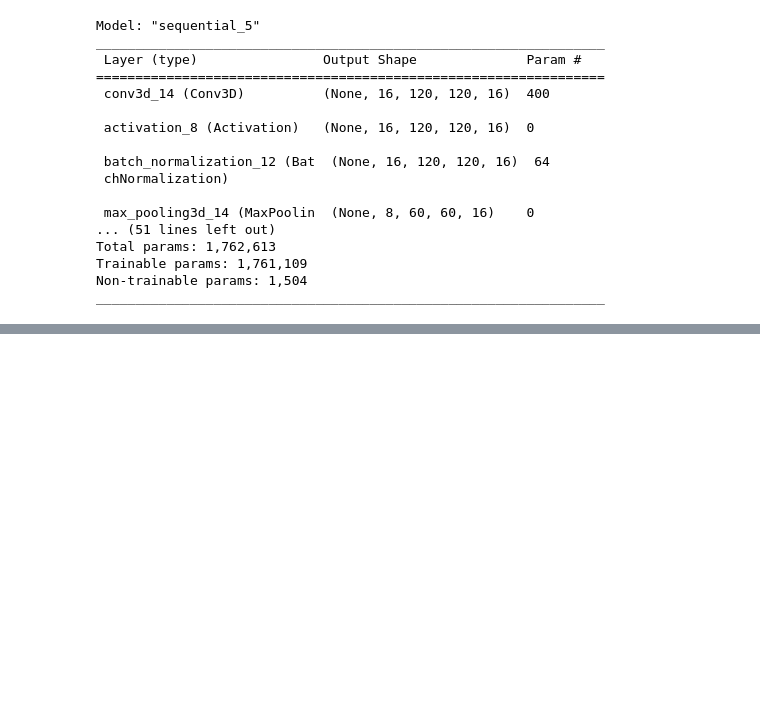
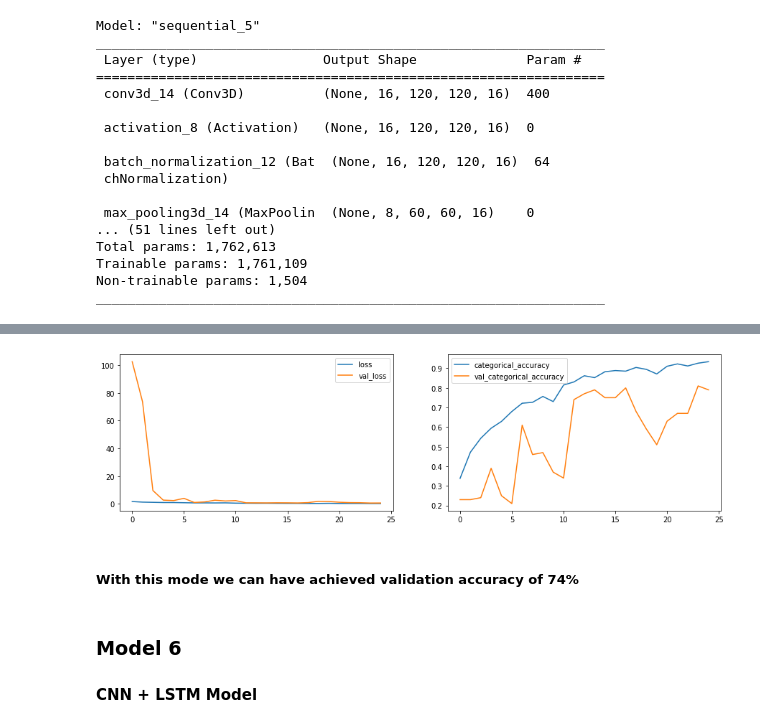
Before and after one commit to nikhilmlai/gesture_recognition, a Jupyter notebook: Gesture_Recognition.ipynb, the cells around one changed output, grey strips where cells are left out. Cells and saved outputs as stored; diff of their text form; code cells hidden in the pictures; blank space fills up the shorter version.

```diff
--- a/Gesture_Recognition.ipynb
+++ b/Gesture_Recognition.ipynb
@@ -592,0 +741,7 @@ plot(Model3_history)
+# %%
+mod5conv3d=Model5()
+mod5conv3d.initialize_path(project_folder)
+mod5conv3d.set_image_properties(image_height=128,image_width=128)
+mod5conv3d.set_hyperparams(frames_to_sample=16,batch_size=15,num_epochs=25)
+model5=mod5conv3d.define_model(dense_neurons=64,dropout=0.2)
+model5.summary()
@@ -592,0 +766,3 @@ plot(Model3_history)
+# %%
+print("Total Params:", model5.count_params())
+Model5_history=mod5conv3d.train_model(model5,augment_data=True)
@@ -592,0 +787,9 @@ plot(Model3_history)
+# %%
+plot(Model5_history)
+# %% [output]
+[figure, added]
+# %% [markdown]
+##### With this mode we can have achieved validation accuracy of 74%
+# %% [markdown]
+### Model 6
+#### CNN + LSTM Model
```
Also changed, not shown: parts of 52 cells of this notebook.
